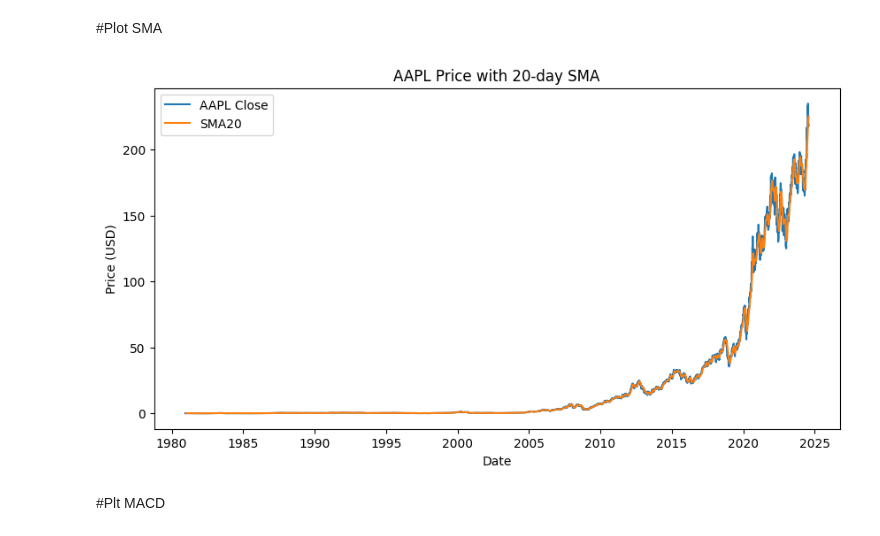
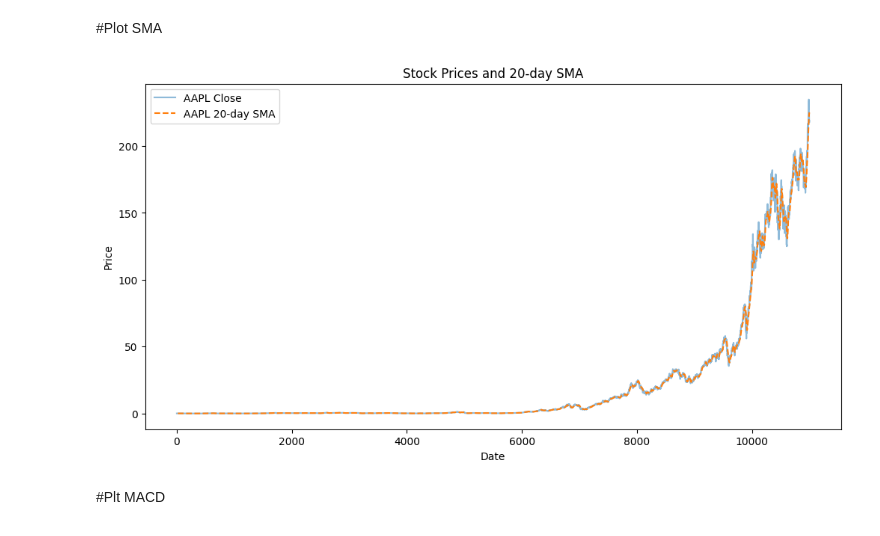
Before and after one commit to ruhamds/stock-analysis, a Jupyter notebook: notebooks/task2_AAPL_stock_analysis.ipynb, the cells around one changed output. Saved outputs shown, nothing was run; the diff lists cells and outputs as text; code cells hidden in the pictures.

```diff
--- a/notebooks/task2_AAPL_stock_analysis.ipynb
+++ b/notebooks/task2_AAPL_stock_analysis.ipynb
@@ -31,6 +31,10 @@ c:\Users\Antifragile\Downloads
 # %%
 # Load and prepare data
 aapl_data = pd.read_csv(r'C:\Users\Antifragile\Documents\stock-analysis\data\AAPL_historical_data.csv', parse_dates=['Date'])
+# %%
+# Dictionary to store stock data
+stocks = {'AAPL': aapl_data}
+results = {}
 # %%
 import pandas as pd
 
@@ -515,17 +519,23 @@ print(cagr)
 0.19434000543807373
 # %% [markdown]
 #Plot SMA
-# %%
-# Visualize Data
-plt.figure(figsize=(10, 5))
-plt.plot(aapl_data['date'], aapl_data['close'], label='AAPL Close')
-plt.plot(aapl_data['date'], aapl_data['SMA20'], label='SMA20')
-plt.title('AAPL Price with 20-day SMA')
-plt.xlabel('Date')
-plt.ylabel('Price (USD)')
-plt.legend()
-plt.show()
-# %% [output]
-[figure, removed]
+# %%
+ #20-day SMA (using TA-Lib)
+for stock, data in stocks.items():
+    data['SMA_20'] = talib.SMA(data['Close'], timeperiod=20)
+
+# Plot 20-day SMA
+plt.figure(figsize=(12, 6))
+for stock, data in stocks.items():
+    plt.plot(data.index, data['Close'], label=f'{stock} Close', alpha=0.5)
+    plt.plot(data.index, data['SMA_20'], label=f'{stock} 20-day SMA', linestyle='--')
+plt.title('Stock Prices and 20-day SMA')
+plt.xlabel('Date')
+plt.ylabel('Price')
+plt.legend()
+plt.savefig('sma_20.png')
+plt.show()
+# %% [output]
+[figure, added]
 # %% [markdown]
 #Plt MACD
```
Also changed, not shown: parts of 6 cells of this notebook, 1 other file.
